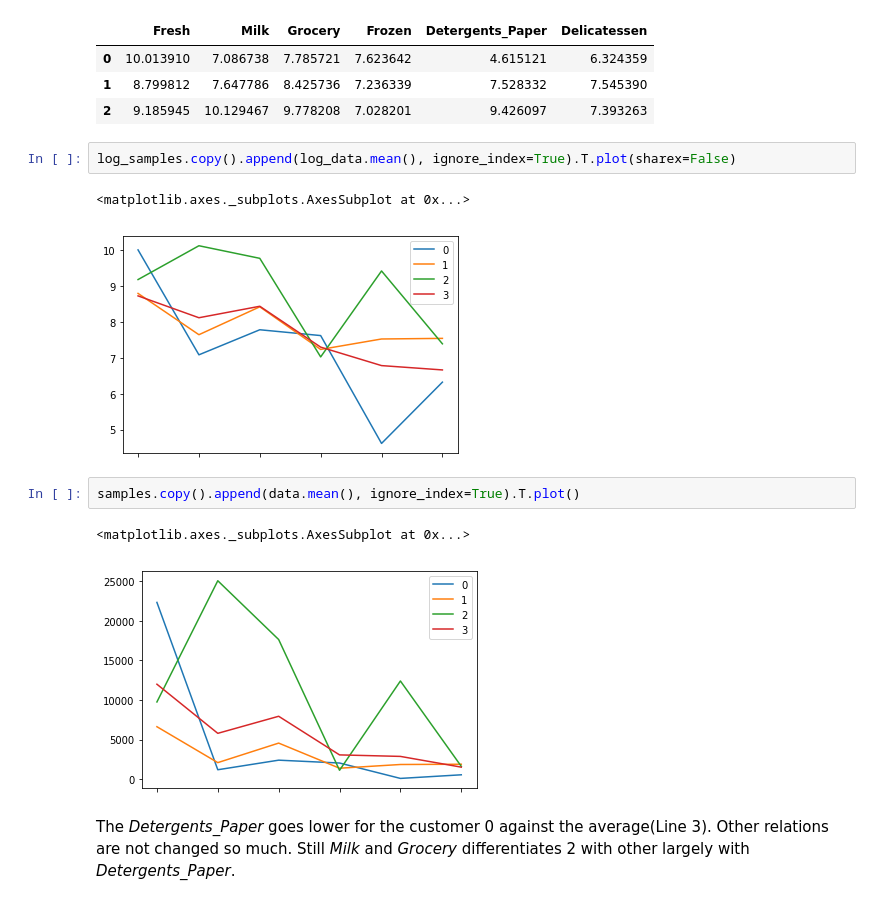
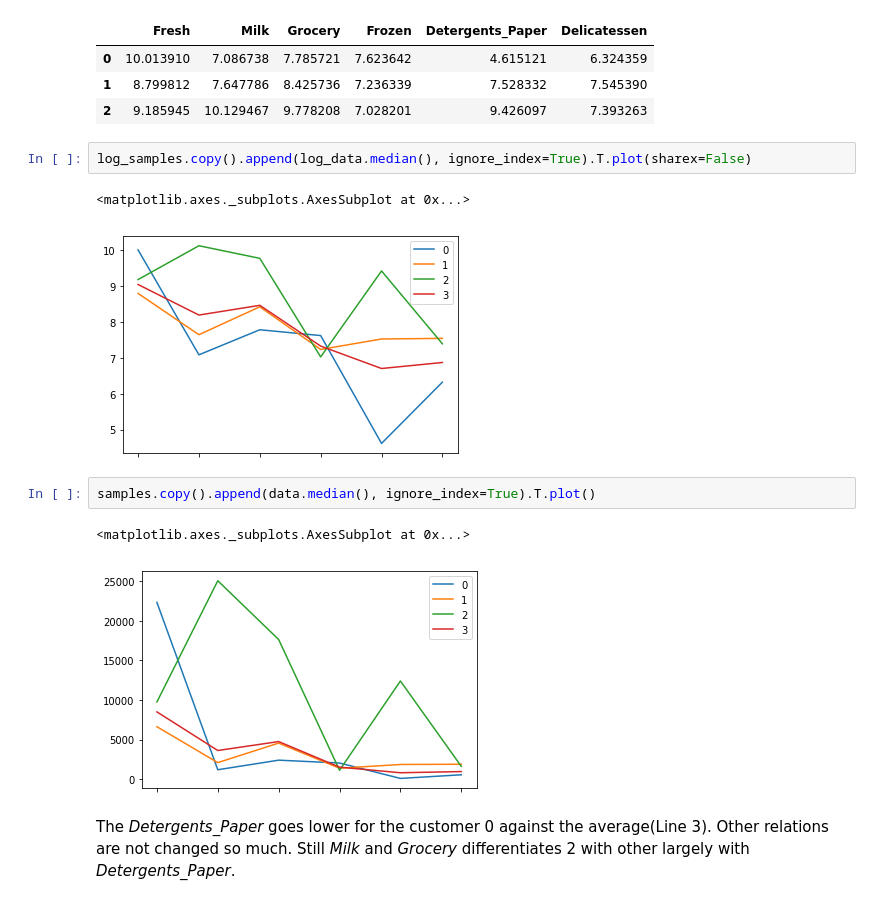
Before and after one commit to HajimeK/machine-learning, a Jupyter notebook: projects/customer_segments/customer_segments.ipynb, the cells around one changed output. Saved outputs shown, nothing was run; the diff lists cells and outputs as text.

```diff
--- a/projects/customer_segments/customer_segments.ipynb
+++ b/projects/customer_segments/customer_segments.ipynb
@@ -278,15 +305,15 @@ display(log_samples)
 | 1 | 8.799812 | 7.647786 | 8.425736 | 7.236339 | 7.528332 | 7.545390 |
 | 2 | 9.185945 | 10.129467 | 9.778208 | 7.028201 | 9.426097 | 7.393263 |
 # %%
-log_samples.copy().append(log_data.mean(), ignore_index=True).T.plot(sharex=False)
+log_samples.copy().append(log_data.median(), ignore_index=True).T.plot(sharex=False)
 # %% [output]
 <matplotlib.axes._subplots.AxesSubplot at 0x...>
-[figure, old version]
+[figure, new version]
 # %%
-samples.copy().append(data.mean(), ignore_index=True).T.plot()
+samples.copy().append(data.median(), ignore_index=True).T.plot()
 # %% [output]
 <matplotlib.axes._subplots.AxesSubplot at 0x...>
-[figure, old version]
+[figure, new version]
 # %% [markdown]
 The *Detergents_Paper* goes lower for the customer 0 against the average(Line 3). Other relations are not changed so much. Still *Milk* and *Grocery* differentiates 2 with other largely with *Detergents_Paper*.
 # %% [markdown]
```
Also changed, not shown: parts of 34 cells of this notebook, 2 other files.
